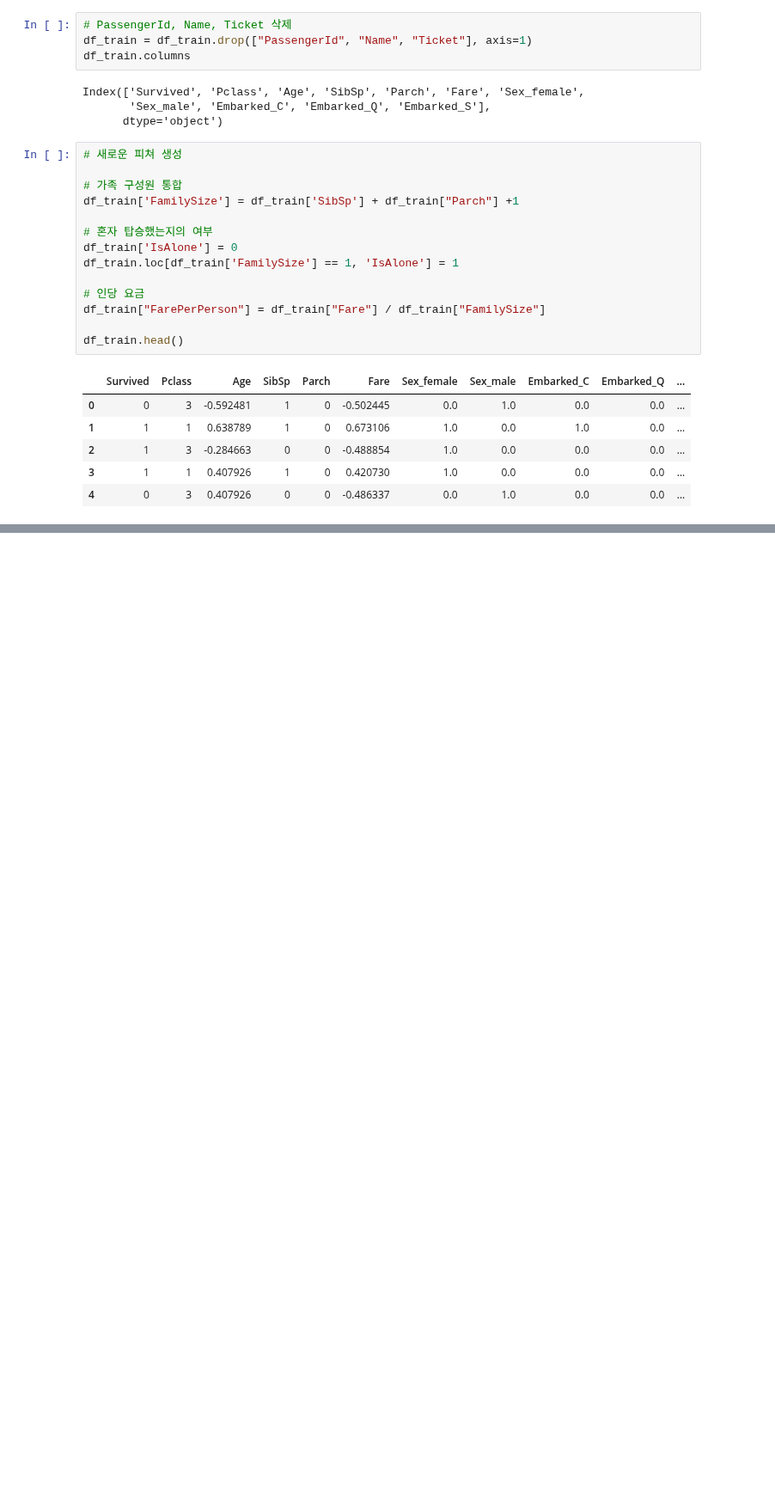
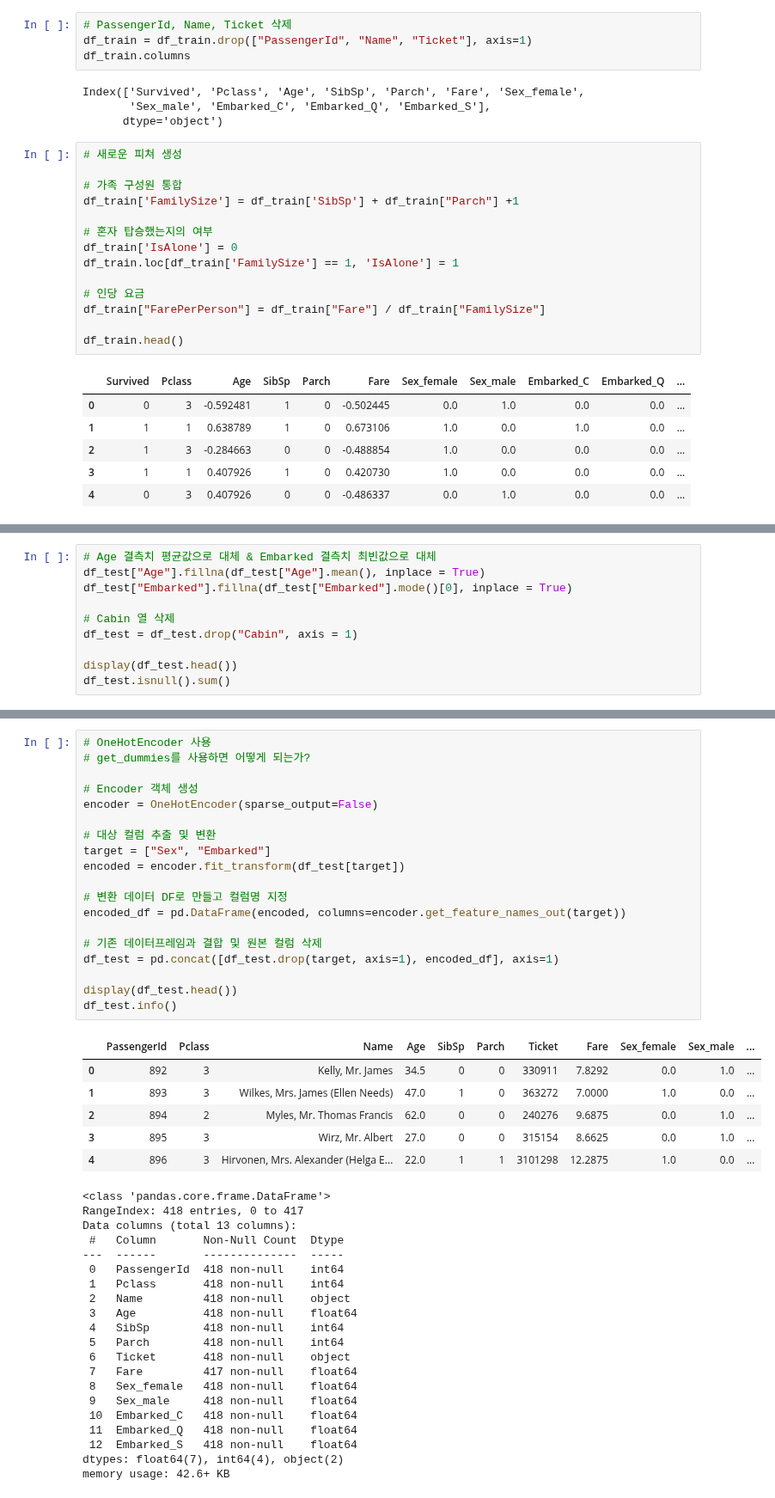
Before and after one commit to soyeong11/Dart-B_7th, a Jupyter notebook: 너다나비/titanic_1.ipynb, the cells around one changed output, grey strips where cells are left out. Shown at 86% size. Cells and saved outputs as stored; diff of their text form; blank space fills up the shorter version.

```diff
--- a/너다나비/titanic_1.ipynb
+++ b/너다나비/titanic_1.ipynb
@@ -325,0 +579,10 @@ df_train.head()
+# %%
+# Age 결측치 평균값으로 대체 & Embarked 결측치 최빈값으로 대체
+df_test["Age"].fillna(df_test["Age"].mean(), inplace = True)
+df_test["Embarked"].fillna(df_test["Embarked"].mode()[0], inplace = True)
+
+# Cabin 열 삭제
+df_test = df_test.drop("Cabin", axis = 1)
+
+display(df_test.head())
+df_test.isnull().sum()
@@ -325,0 +619,46 @@ df_train.head()
+# %%
+# OneHotEncoder 사용
+# get_dummies를 사용하면 어떻게 되는가?
+
+# Encoder 객체 생성
+encoder = OneHotEncoder(sparse_output=False)
+
+# 대상 컬럼 추출 및 변환
+target = ["Sex", "Embarked"]
+encoded = encoder.fit_transform(df_test[target])
+
+# 변환 데이터 DF로 만들고 컬럼명 지정
+encoded_df = pd.DataFrame(encoded, columns=encoder.get_feature_names_out(target))
+
+# 기존 데이터프레임과 결합 및 원본 컬럼 삭제
+df_test = pd.concat([df_test.drop(target, axis=1), encoded_df], axis=1)
+
+display(df_test.head())
+df_test.info()
+# %% [output]
+|  | PassengerId | Pclass | Name | Age | SibSp | Parch | Ticket | Fare | Sex_female | Sex_male | ... |
+| 0 | 892 | 3 | Kelly, Mr. James | 34.5 | 0 | 0 | 330911 | 7.8292 | 0.0 | 1.0 | ... |
+| 1 | 893 | 3 | Wilkes, Mrs. James (Ellen Needs) | 47.0 | 1 | 0 | 363272 | 7.0000 | 1.0 | 0.0 | ... |
+| 2 | 894 | 2 | Myles, Mr. Thomas Francis | 62.0 | 0 | 0 | 240276 | 9.6875 | 0.0 | 1.0 | ... |
+| 3 | 895 | 3 | Wirz, Mr. Albert | 27.0 | 0 | 0 | 315154 | 8.6625 | 0.0 | 1.0 | ... |
+| 4 | 896 | 3 | Hirvonen, Mrs. Alexander (Helga E... | 22.0 | 1 | 1 | 3101298 | 12.2875 | 1.0 | 0.0 | ... |
+<class 'pandas.core.frame.DataFrame'>
+RangeIndex: 418 entries, 0 to 417
+Data columns (total 13 columns):
+ #   Column       Non-Null Count  Dtype
+---  ------       --------------  -----
+ 0   PassengerId  418 non-null    int64
+ 1   Pclass       418 non-null    int64
+ 2   Name         418 non-null    object
+ 3   Age          418 non-null    float64
+ 4   SibSp        418 non-null    int64
+ 5   Parch        418 non-null    int64
+ 6   Ticket       418 non-null    object
+ 7   Fare         417 non-null    float64
+ 8   Sex_female   418 non-null    float64
+ 9   Sex_male     418 non-null    float64
+ 10  Embarked_C   418 non-null    float64
+ 11  Embarked_Q   418 non-null    float64
+ 12  Embarked_S   418 non-null    float64
+dtypes: float64(7), int64(4), object(2)
+memory usage: 42.6+ KB
```
Also changed, not shown: parts of 23 cells of this notebook.
